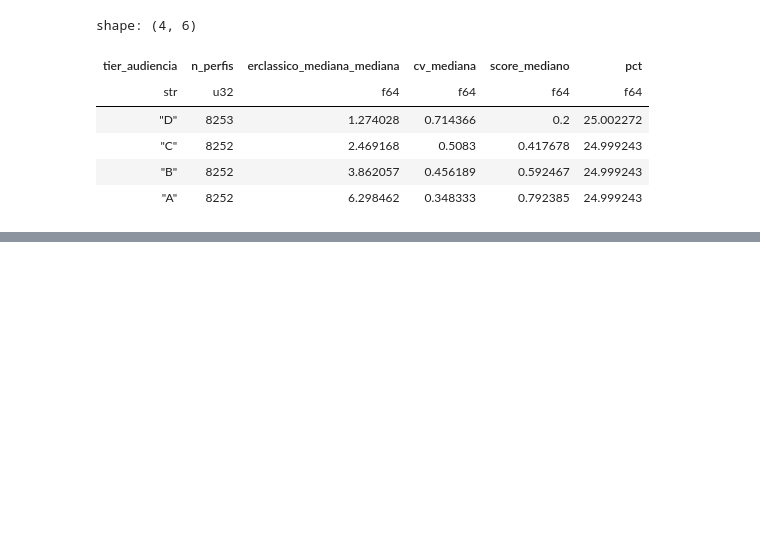
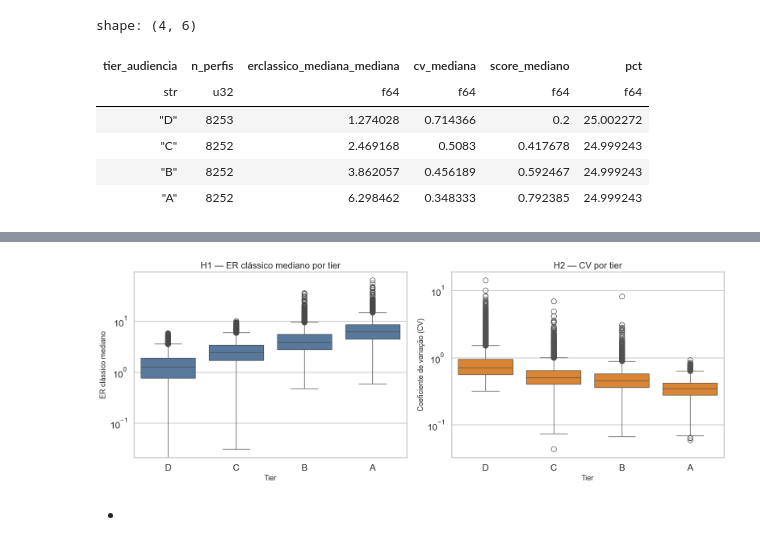
Before and after one commit to Davi-SC/influencers_kim, a Jupyter notebook: validacao_hipoteses.ipynb, the cells around one changed output, grey strips where cells are left out. Drawn from its saved outputs; the diff is of its cells as text; code cells hidden in the pictures; blank space fills up the shorter version.

```diff
--- a/validacao_hipoteses.ipynb
+++ b/validacao_hipoteses.ipynb
@@ -81,0 +109,21 @@ shape: (4, 6)
+# %%
+fig, axes = plt.subplots(1, 2, figsize=(16, 6))
+
+sns.boxplot(data=perfis, x="tier_audiencia", y="erclassico_mediana", order=ORDEM_TIER, ax=axes[0], color="#4C78A8")
+axes[0].set_title("H1 — ER clássico mediano por tier")
+axes[0].set_xlabel("Tier")
+axes[0].set_ylabel("ER clássico mediano")
+axes[0].set_yscale("log")
+
+sns.boxplot(data=perfis, x="tier_audiencia", y="cv", order=ORDEM_TIER, ax=axes[1], color="#F58518")
+axes[1].set_title("H2 — CV por tier")
+axes[1].set_xlabel("Tier")
+axes[1].set_ylabel("Coeficiente de variação (CV)")
+axes[1].set_yscale("log")
+
+plt.tight_layout()
+plt.show()
+# %% [output]
+[figure, added]
+# %% [markdown]
+-
```
Also changed, not shown: parts of 4 cells of this notebook.
